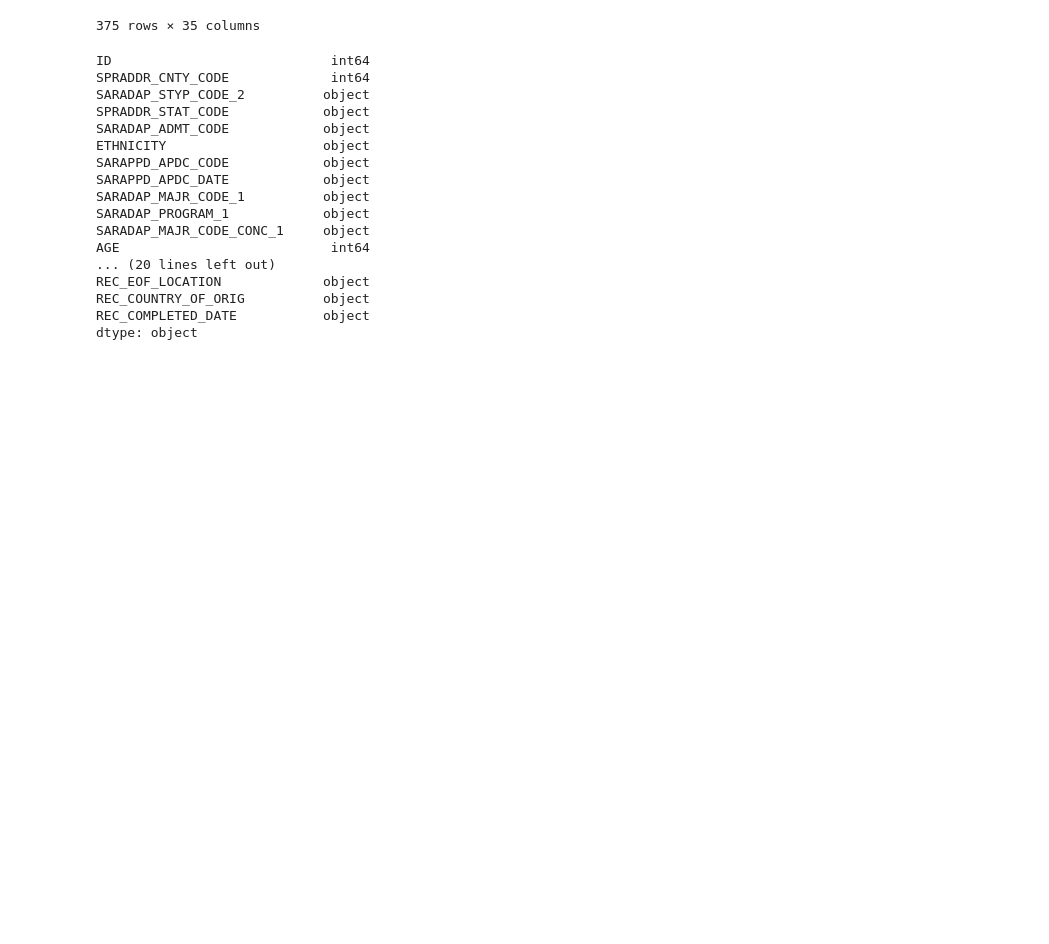
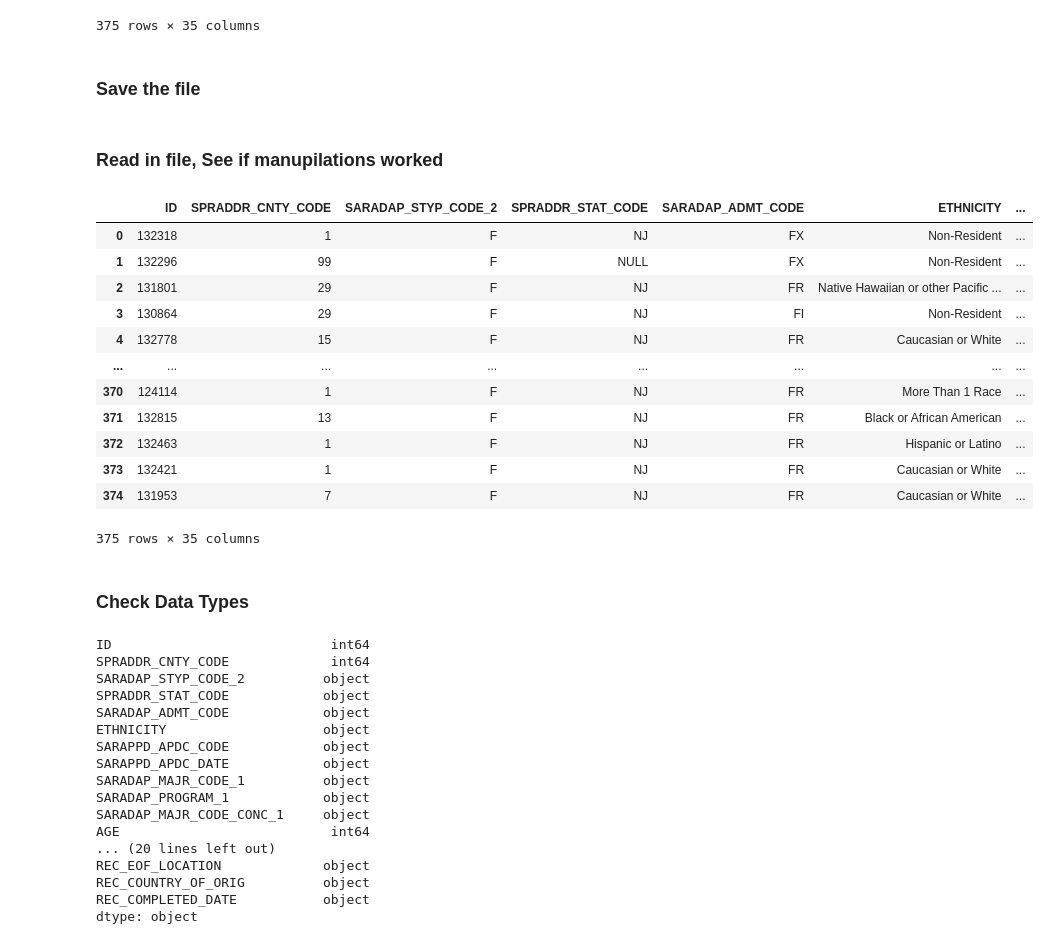
Before and after one commit to udoychowdhury/DataScience, a Jupyter notebook: Assitantship/CleanAndTransformData.ipynb, the cells around one changed output. Saved outputs shown, nothing was run; the diff lists cells and outputs as text; code cells hidden in the pictures; blank space fills up the shorter version.

```diff
--- a/Assitantship/CleanAndTransformData.ipynb
+++ b/Assitantship/CleanAndTransformData.ipynb
@@ -101,4 +117,6 @@ display(df)
 | 373 | 132421 | 1 | F | NJ | FR | Caucasian or White | ... |
 | 374 | 131953 | 7 | F | NJ | FR | Caucasian or White | ... |
 375 rows × 35 columns
+# %% [markdown]
+### Save the file ###
 # %%
@@ -108,8 +125,30 @@ df.to_excel(output_file_path, index=False)  # Set index=False to exclude row num
+# %% [markdown]
+### Read in file, See if manupilations worked ###
 # %%
 # File path for file
-file_path = '/Users/udoychowdhury/Documents/DataScience/Assitantship/Conditionally Admitted Students Updated.xlsx'
+file_path = '/Users/udoychowdhury/Documents/Assitantship/Conditionally Admitted Students Updated.xlsx'
 # Read the Excel file
 df = pd.read_excel(file_path)
+# Make the null values into NULL
+df.replace({pd.NA: 'NULL', pd.NaT: 'NULL'}, inplace=True)
+# Disaply df
+display(df)
+# %% [output]
+|  | ID | SPRADDR_CNTY_CODE | SARADAP_STYP_CODE_2 | SPRADDR_STAT_CODE | SARADAP_ADMT_CODE | ETHNICITY | ... |
+| 0 | 132318 | 1 | F | NJ | FX | Non-Resident | ... |
+| 1 | 132296 | 99 | F | NULL | FX | Non-Resident | ... |
+| 2 | 131801 | 29 | F | NJ | FR | Native Hawaiian or other Pacific ... | ... |
+| 3 | 130864 | 29 | F | NJ | FI | Non-Resident | ... |
+| 4 | 132778 | 15 | F | NJ | FR | Caucasian or White | ... |
+| ... | ... | ... | ... | ... | ... | ... | ... |
+| 370 | 124114 | 1 | F | NJ | FR | More Than 1 Race | ... |
+| 371 | 132815 | 13 | F | NJ | FR | Black or African American | ... |
+| 372 | 132463 | 1 | F | NJ | FR | Hispanic or Latino | ... |
+| 373 | 132421 | 1 | F | NJ | FR | Caucasian or White | ... |
+| 374 | 131953 | 7 | F | NJ | FR | Caucasian or White | ... |
+375 rows × 35 columns
+# %% [markdown]
+### Check Data Types ###
 # %%
 df.dtypes
 # %% [output]
```
Also changed, not shown: parts of 16 cells of this notebook, 9 other files.
